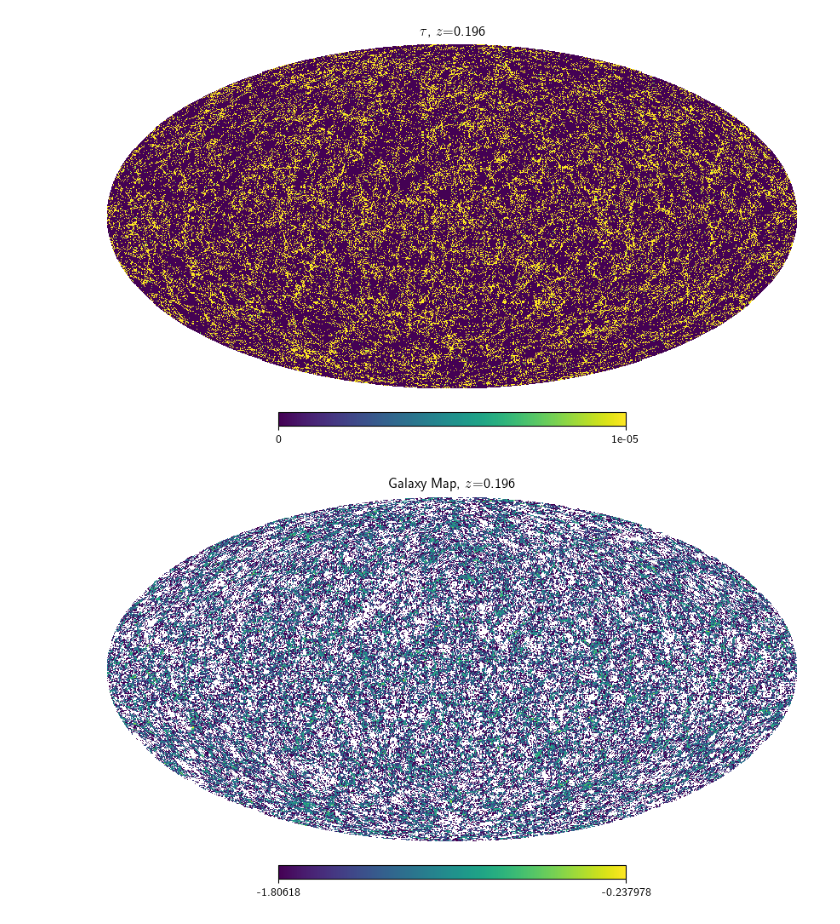
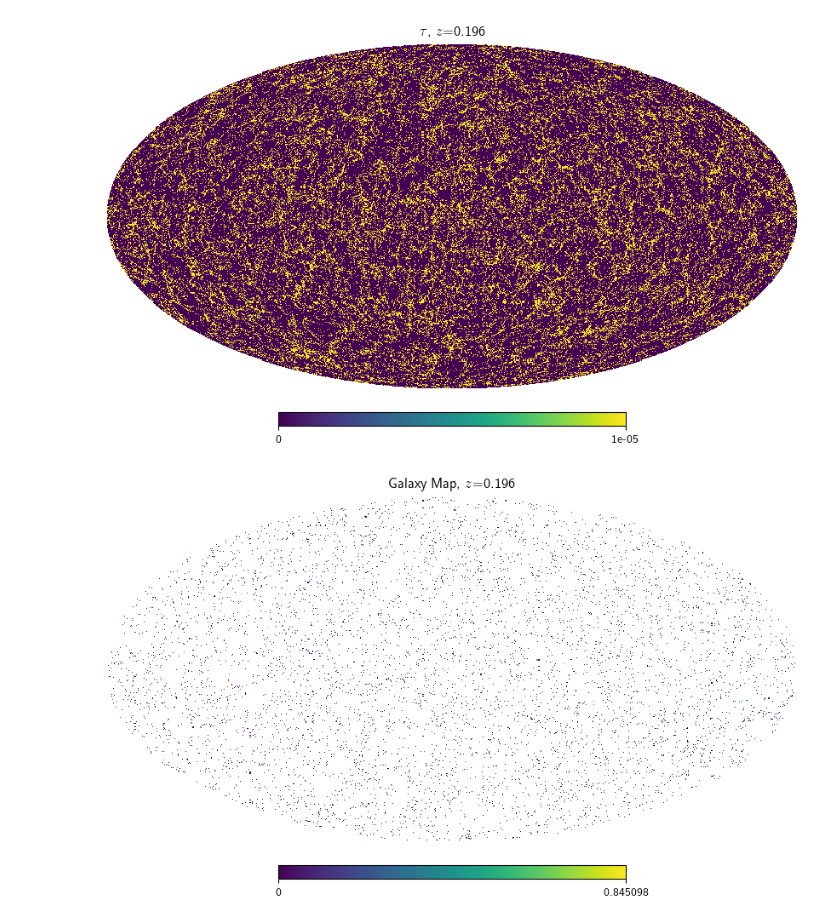
Before and after one commit to shivampcosmo/GODMAX, a Jupyter notebook: notebooks/pasting/paste_backlight_all_maps.ipynb, the cells around one changed output. Saved outputs shown, nothing was run; the diff lists cells and outputs as text; code cells hidden in the pictures.

```diff
--- a/notebooks/pasting/paste_backlight_all_maps.ipynb
+++ b/notebooks/pasting/paste_backlight_all_maps.ipynb
@@ -576,10 +589,10 @@ hp.mollview((map_tau), title=fr'$\tau$, $z$={zval:.3f}', min=0, max=1e-5)
 # %%
 gal_ra_all = mock_gals_all[0][:,0]
 gal_dec_all = mock_gals_all[0][:,1]
 map_gal = np.zeros(12 * nside**2, dtype=np.float32)
 pix_gal = hp.ang2pix(nside, gal_ra_all, gal_dec_all, lonlat=True)
 np.add.at(map_gal, pix_gal, 1.)
-map_gal = hp.ud_grade(map_gal, nside_out=128)
+# map_gal = hp.ud_grade(map_gal, nside_out=128)
 hp.mollview(np.log10(map_gal), title=fr'Galaxy Map, $z$={zval:.3f}')
 # %% [output]
-[figure, old version]
+[figure, new version]
```
Also changed, not shown: parts of 10 cells of this notebook, 31 other files.
